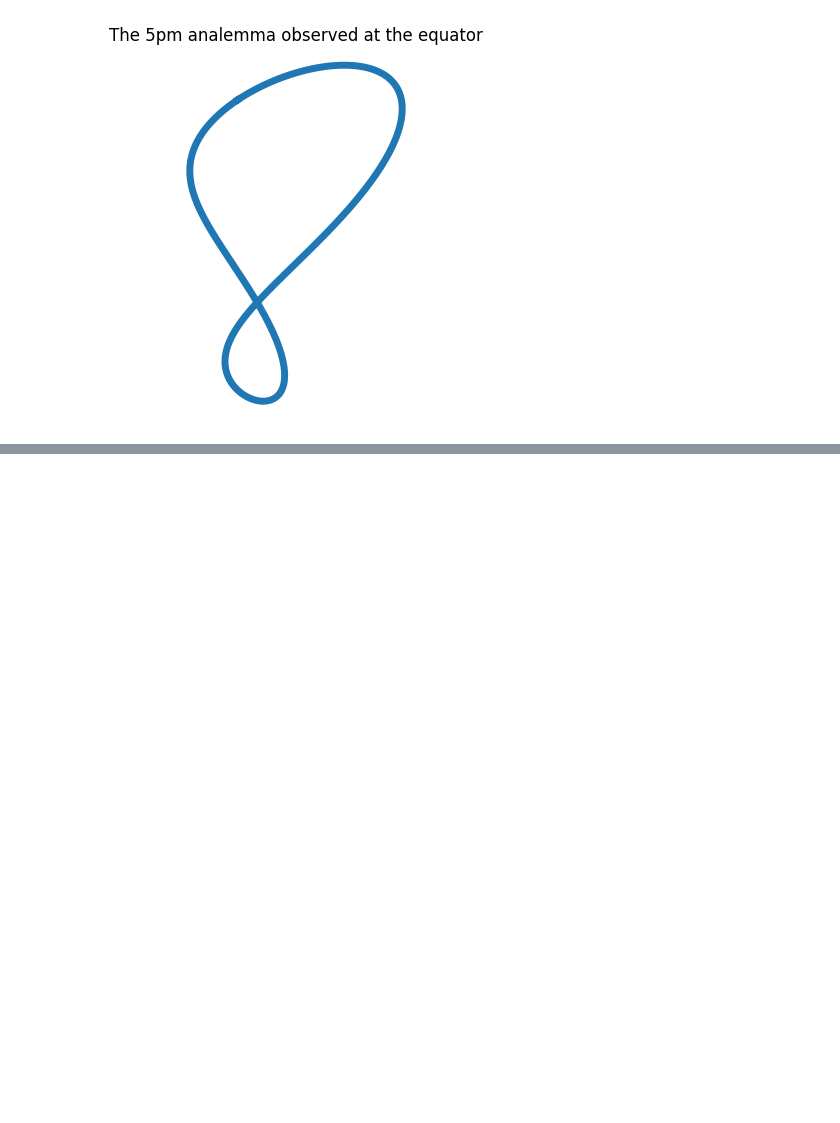
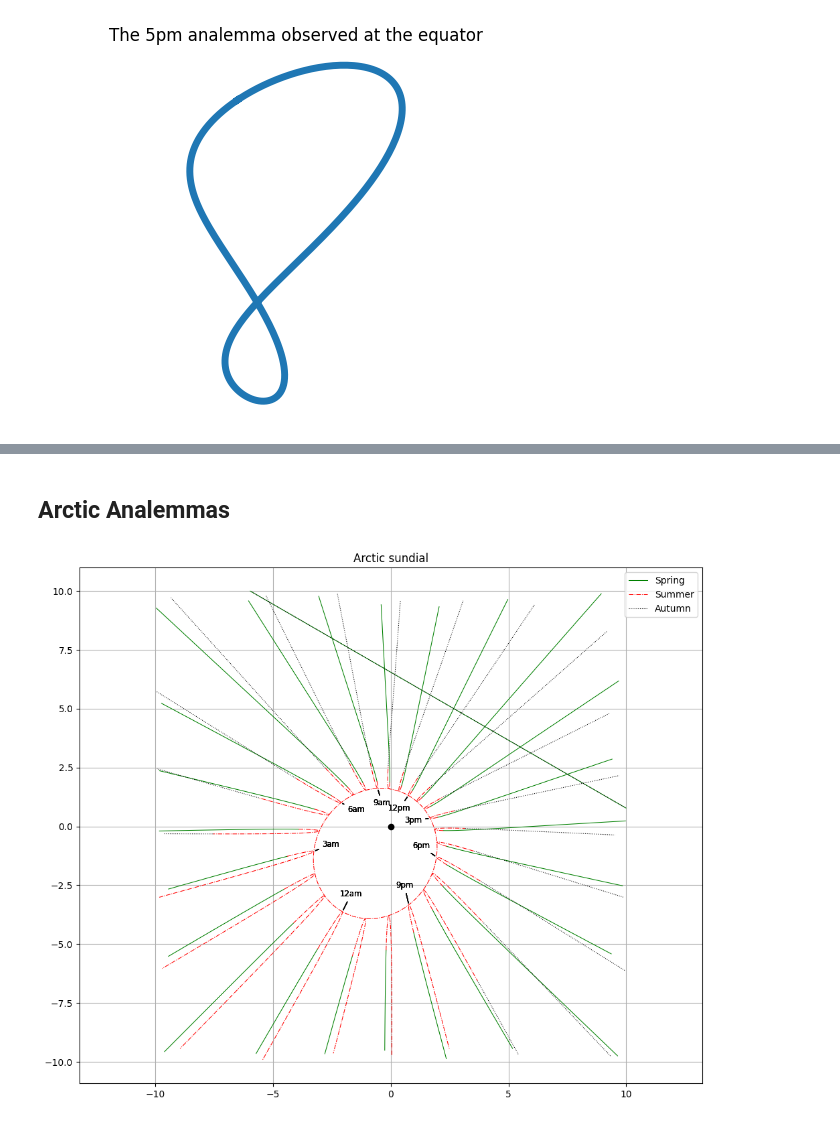
Before and after one commit to russellgoyder/analemma, a Jupyter notebook: docs/nb/sundial_plots.ipynb, the cells around one changed output, grey strips where cells are left out. Saved outputs shown, nothing was run; the diff lists cells and outputs as text; code cells hidden in the pictures; blank space fills up the shorter version.

```diff
--- a/docs/nb/sundial_plots.ipynb
+++ b/docs/nb/sundial_plots.ipynb
@@ -108,0 +57,12 @@ Text(0.5, 1.0, 'Analemmatic sundial in Cambridge, UK')
+# %% [markdown]
+## Arctic Analemmas
+# %%
+arcticdial = aplot.DialParameters(theta=10/180*pi, iota=0, i=0, d=30/180*pi)
+
+fig, ax = plt.subplots(figsize=(12, 10))
+ax.grid()
+ax.axis("equal")
+
+aplot.plot_hourly_analemmas(ax, earth, arcticdial, "Arctic sundial")
+# %% [output]
+[figure, added]
```
Also changed, not shown: parts of 10 cells of this notebook, 2 other files.
